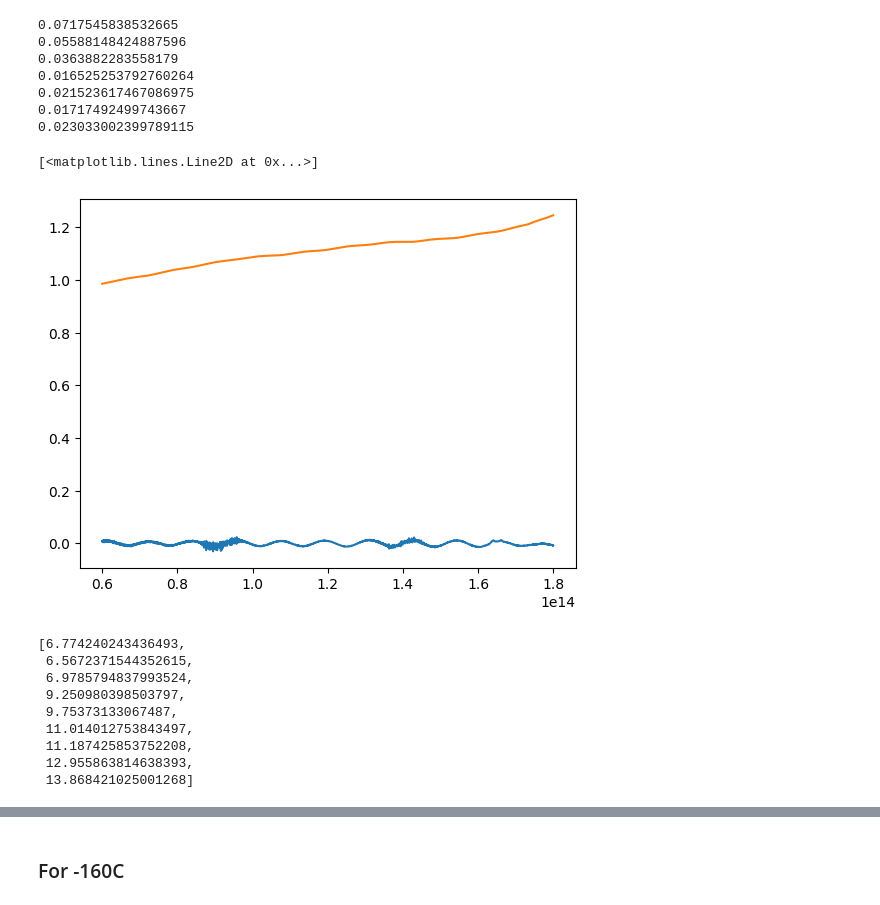
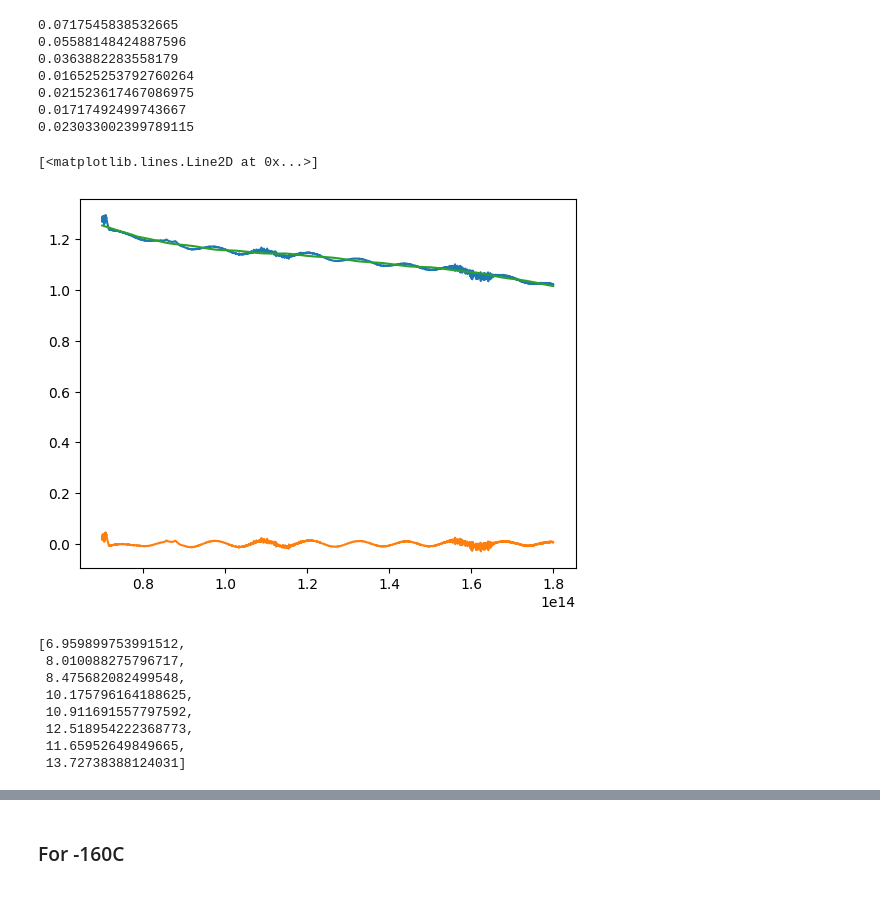
Before and after one commit to alexburg14/Fabry-Perot, a Jupyter notebook: calc_refractive/J140228.ipynb, the cells around one changed output, grey strips where cells are left out. Saved outputs shown, nothing was run; the diff lists cells and outputs as text; code cells hidden in the pictures.

```diff
--- a/calc_refractive/J140228.ipynb
+++ b/calc_refractive/J140228.ipynb
@@ -212,7 +212,8 @@ for i in range(len(n_array_minima_room)):
 # %%
 data90 = data[12]
 # %%
-cutdown = find_nearest(frequenz, 0.6e14)
+cutdown = find_nearest(frequenz, 0.7e14)
 cutup = find_nearest(frequenz, 1.8e14)
+frequenz_s_cut = frequenz[cutdown:cutup]
 # %%
-smooth90,smoothed_out90 = flatten(data90,cutdown = cutdown, cutup= cutup, N = 1000)
+smooth90,smoothed_out90 = flatten(data90[::-1],cutdown = cutdown, cutup= cutup, N = 1000)
@@ -221,9 +220,10 @@ frequenz_s_cut = frequenz[cutdown:cutup]
 # %%
+plt.plot(frequenz_s_cut,data90[::-1][cutdown:cutup])
 plt.plot(frequenz_s_cut,smoothed_out90)
 plt.plot(frequenz_s_cut,smooth90)
 # %% [output]
 [<matplotlib.lines.Line2D at 0x...>]
-[figure, old version]
+[figure, new version]
 # %%
 minimum_index_90 = scipy.signal.argrelmin(smoothed_out90, order = 500)
 minima_frequenz_90 = []
@@ -235,15 +235,14 @@ for minimum in minimum_index_90[0]:
 m_array_90 = calculate_m(minima_frequenz_90)
 m_array_90
 # %% [output]
-[6.774240243436493,
- 6.5672371544352615,
- 6.9785794837993524,
- 9.250980398503797,
- 9.75373133067487,
- 11.014012753843497,
- 11.187425853752208,
- 12.955863814638393,
- 13.868421025001268]
+[6.959899753991512,
+ 8.010088275796717,
+ 8.475682082499548,
+ 10.175796164188625,
+ 10.911691557797592,
+ 12.518954222368773,
+ 11.65952649849665,
+ 13.72738388124031]
 # %%
 plt.plot(frequenz_s_cut,smoothed_out90)
 plt.plot(minima_frequenz_90,minma_absorption_90,'ro')
```
Also changed, not shown: parts of 16 cells of this notebook.
